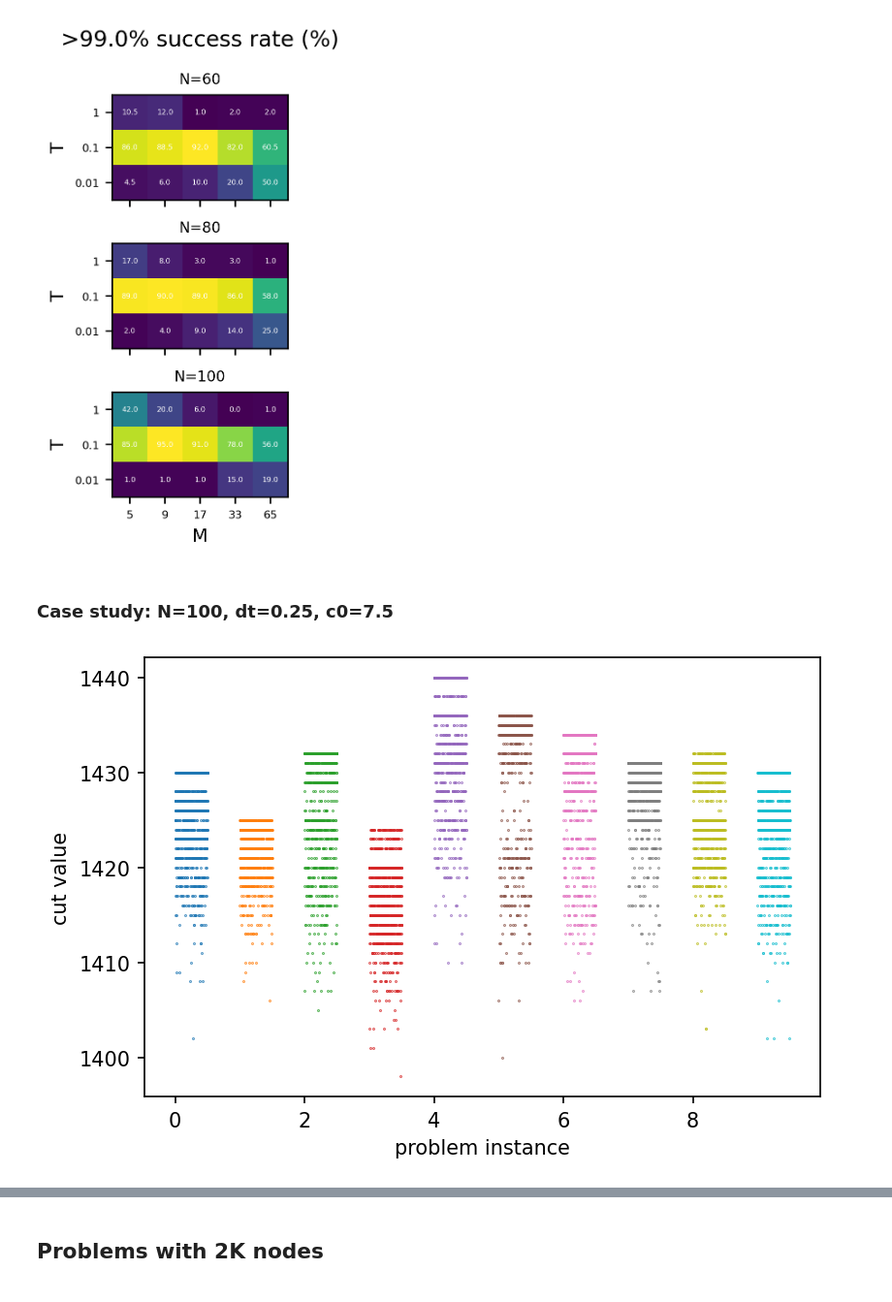
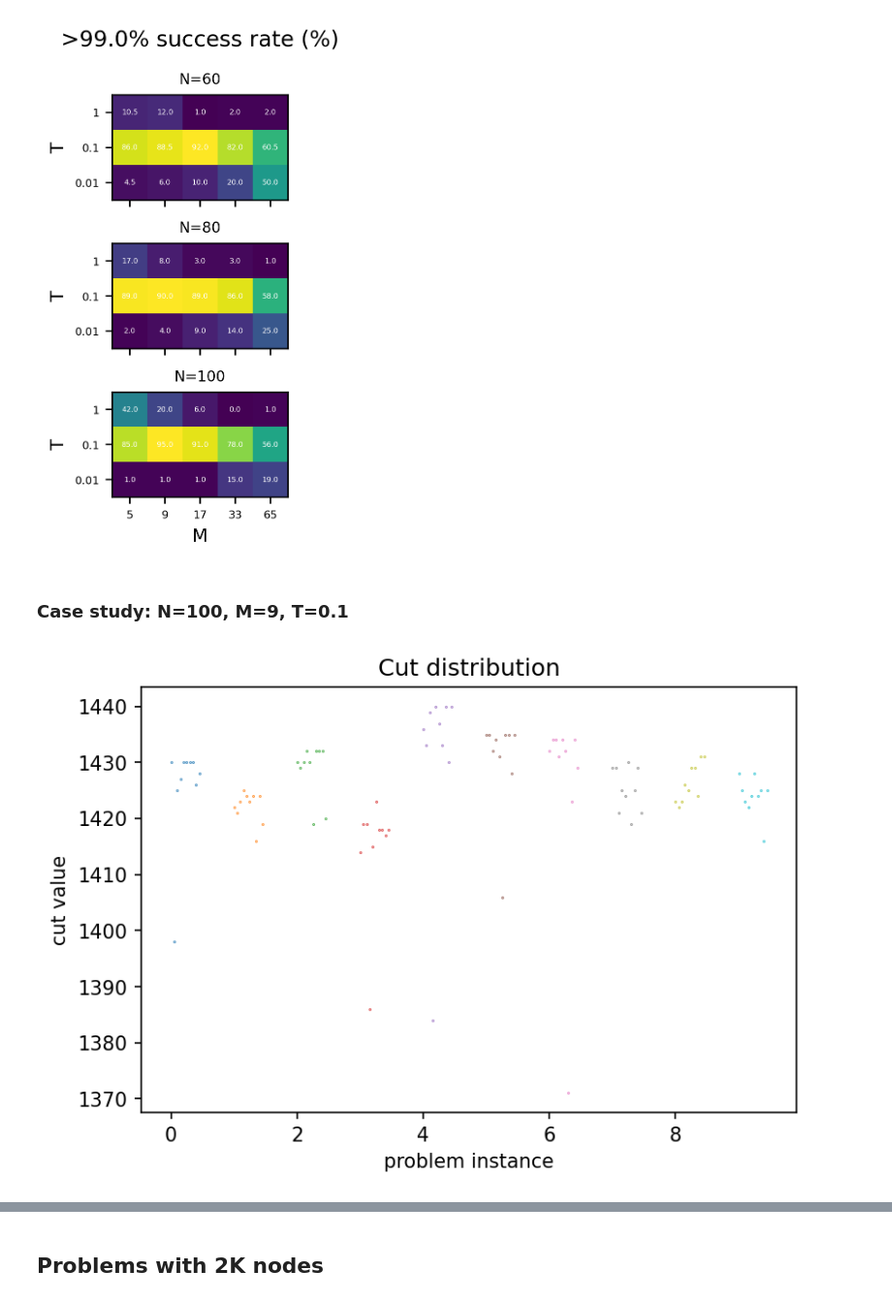
Before and after one commit to haoyudoingthings/Annealing-Algorithms, a Jupyter notebook: Simulated Quantum Annealing/SQA Benchmark.ipynb, the cells around one changed output, grey strips where cells are left out. Shown at 97% size. Cells and saved outputs as stored; diff of their text form; code cells hidden in the pictures.

```diff
--- a/Simulated Quantum Annealing/SQA Benchmark.ipynb
+++ b/Simulated Quantum Annealing/SQA Benchmark.ipynb
@@ -265,17 +265,17 @@ for i, N in enumerate([60, 80, 100]):
 # %% [output]
 [figure]
 # %% [markdown]
-### Case study: N=100, dt=0.25, c0=7.5
+### Case study: N=100, M=9, T=0.1
 # %%
-N, dt, c0 = 100, 0.25, 7.5
+N, ins, M, T, Gamma0, Gamma1, steps = 100, 0, 9, 0.1, 10, 0.001, 100
 
 fig = plt.figure(dpi=150)
 plt.title("Cut distribution")
 plt.xlabel("problem instance")
 plt.ylabel("cut value")
 
 for ins in range(10):
-    x_data = 0.5/len(data[(N, ins, dt, c0)])*np.arange(len(data[(N, ins, dt, c0)])) + ins
-    plt.scatter(x_data, data[(N, ins, dt, c0)], s=0.1)
+    x_data = 0.5/len(data[(N, ins, M, T, Gamma0, Gamma1, steps)])*np.arange(len(data[(N, ins, M, T, Gamma0, Gamma1, steps)])) + ins
+    plt.scatter(x_data, data[(N, ins, M, T, Gamma0, Gamma1, steps)], s=0.1)
 # %% [output]
-[figure, old version]
+[figure, new version]
```
Also changed, not shown: parts of 20 cells of this notebook.
